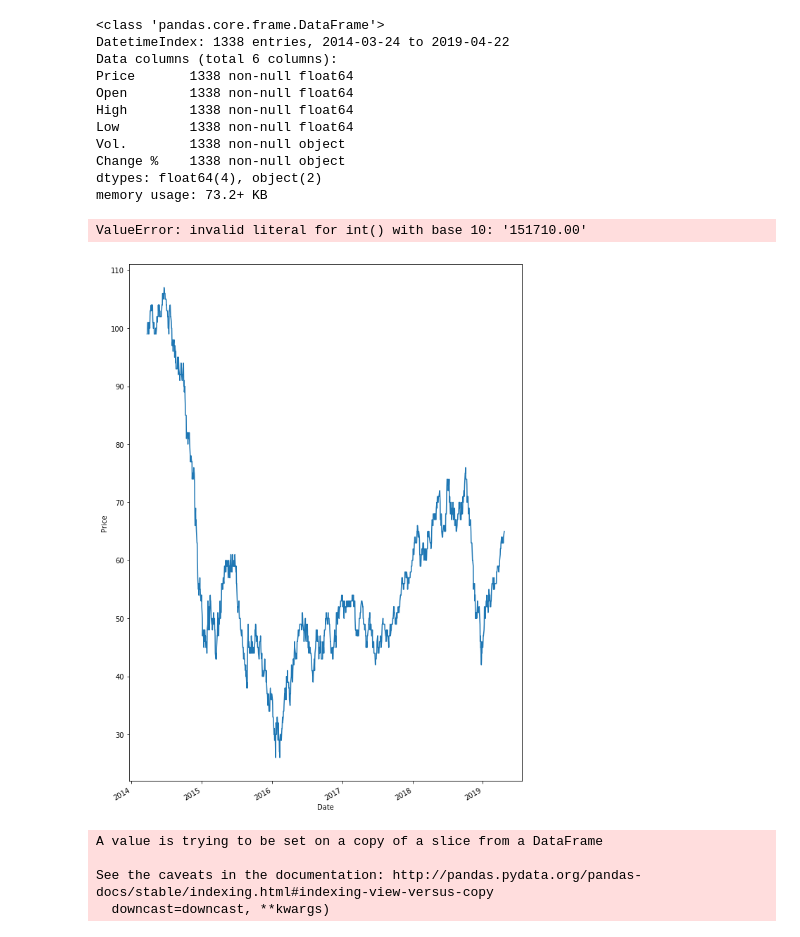
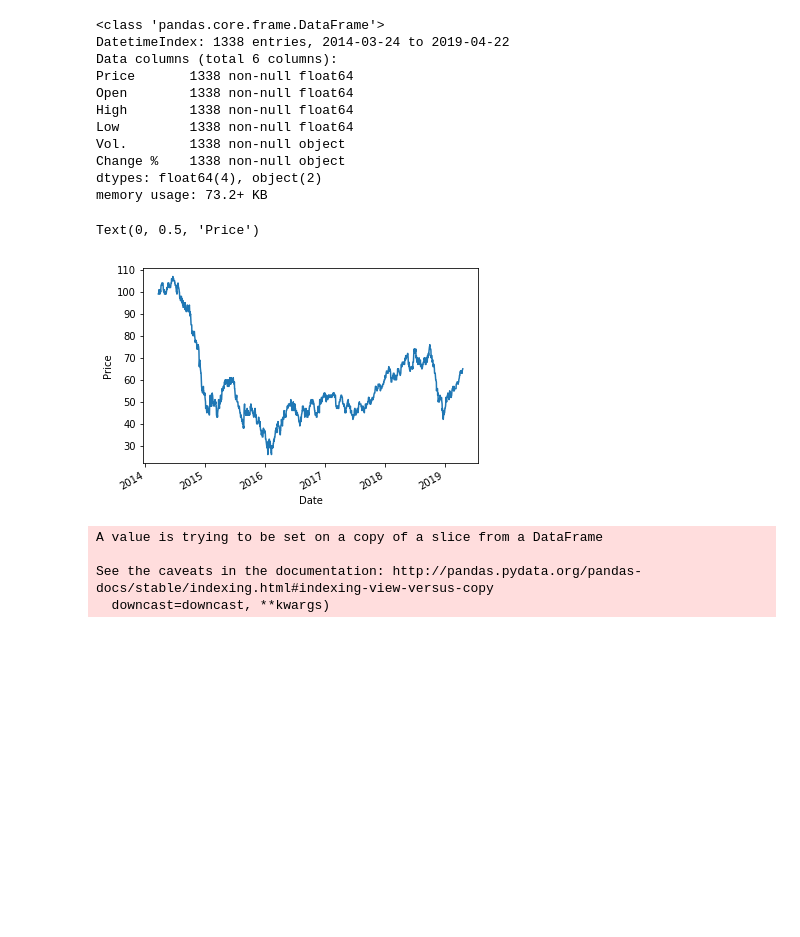
Before and after one commit to garrett0024/Heating-Oil-Gasoline-Crude-Oil-Value-at-Risk, a Jupyter notebook: Futures Exercise.ipynb, the cells around one changed output. Cells and saved outputs as stored; diff of their text form; code cells hidden in the pictures; blank space fills up the shorter version.

```diff
--- a/Futures Exercise.ipynb
+++ b/Futures Exercise.ipynb
@@ -85,16 +83,13 @@ CL["Price"] = CL["Price"].astype('int')
 CL["Open"] = CL["Open"].astype('long')
 CL["High"] = CL["High"].astype('long')
 CL["Low"] = CL["Low"].astype('long')
-CL["Vol."] = CL["Vol."].astype('int')
-# %% [output]
-ValueError: invalid literal for int() with base 10: '151710.00'
 # %%
 CL['Price'].plot()
 plt.xlabel('Date')
 plt.ylabel('Price')
-plt.rcParams['figure.figsize'] = 10,15
 # %% [output]
+Text(0, 0.5, 'Price')
-[figure, old version]
+[figure, new version]
 # %%
 CL['HL_PCT'] = (CL['High'] - CL['Low']) / CL['Price'] * 100.0
 # %%
```
Also changed, not shown: parts of 2 cells of this notebook.
